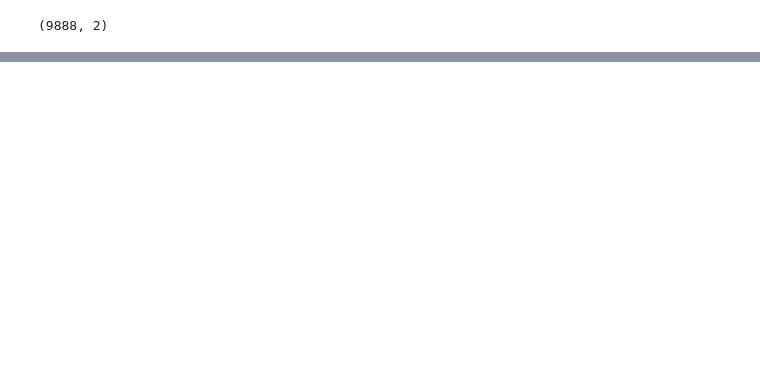
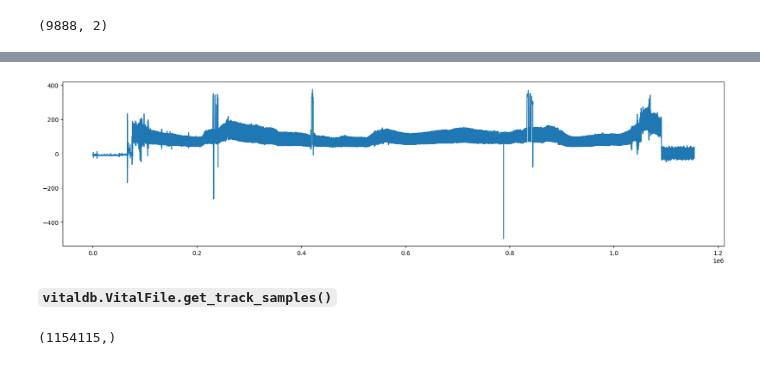
Before and after one commit to abarrie2/cs598-dlh-project, a Jupyter notebook: shaun.ipynb, the cells around one changed output, grey strips where cells are left out. Drawn from its saved outputs; the diff is of its cells as text; code cells hidden in the pictures; blank space fills up the shorter version.

```diff
--- a/shaun.ipynb
+++ b/shaun.ipynb
@@ -327,0 +387,13 @@ tpp.groupby('count').size()
+# %%
+plt.figure(figsize=(20, 5))
+plt.plot(tmp_art_01)
+plt.show()
+# %% [output]
+[figure, added]
+# %% [markdown]
+**`vitaldb.VitalFile.get_track_samples()`**
+# %%
+tmp_art_02 = tmp_vf.get_track_samples(TRACK_NAMES[0], 1/100)
+tmp_art_02.shape
+# %% [output]
+(1154115,)
```
Also changed, not shown: parts of 52 cells of this notebook, 1 other file.
